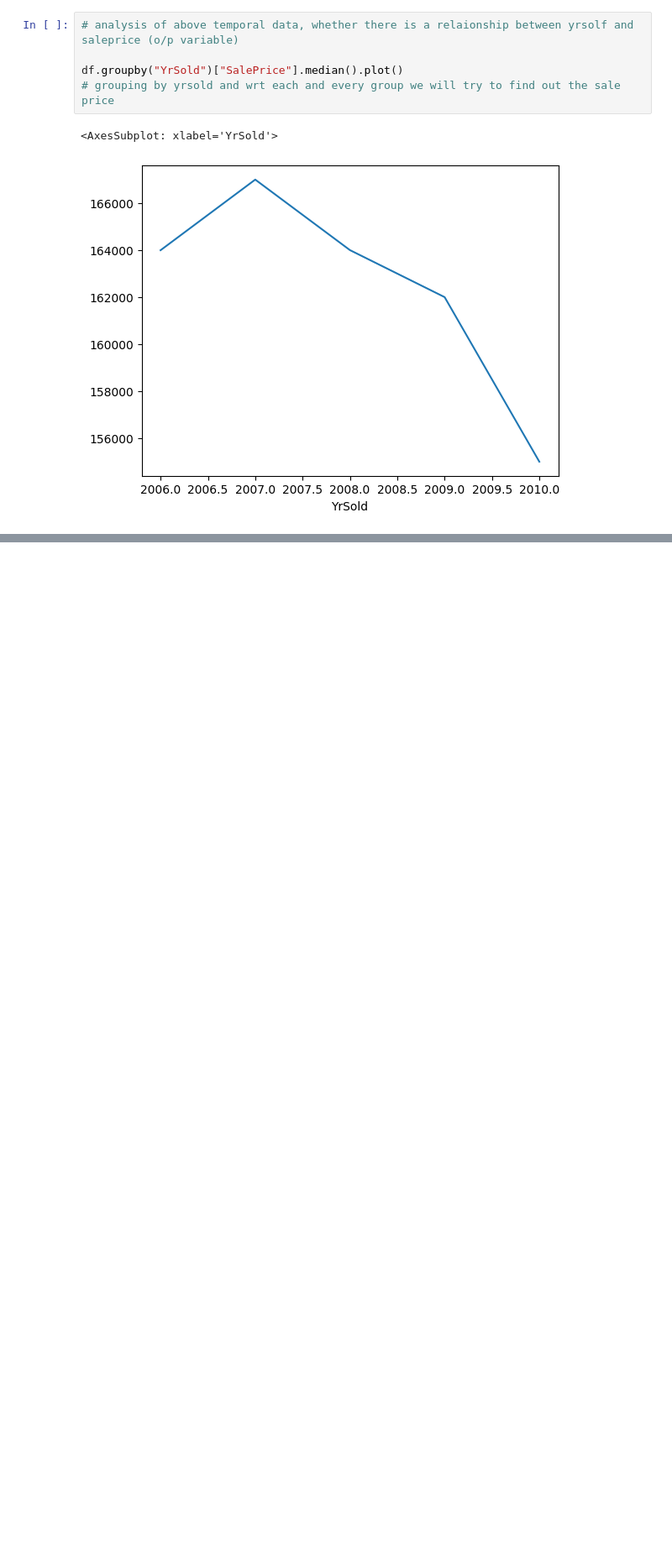
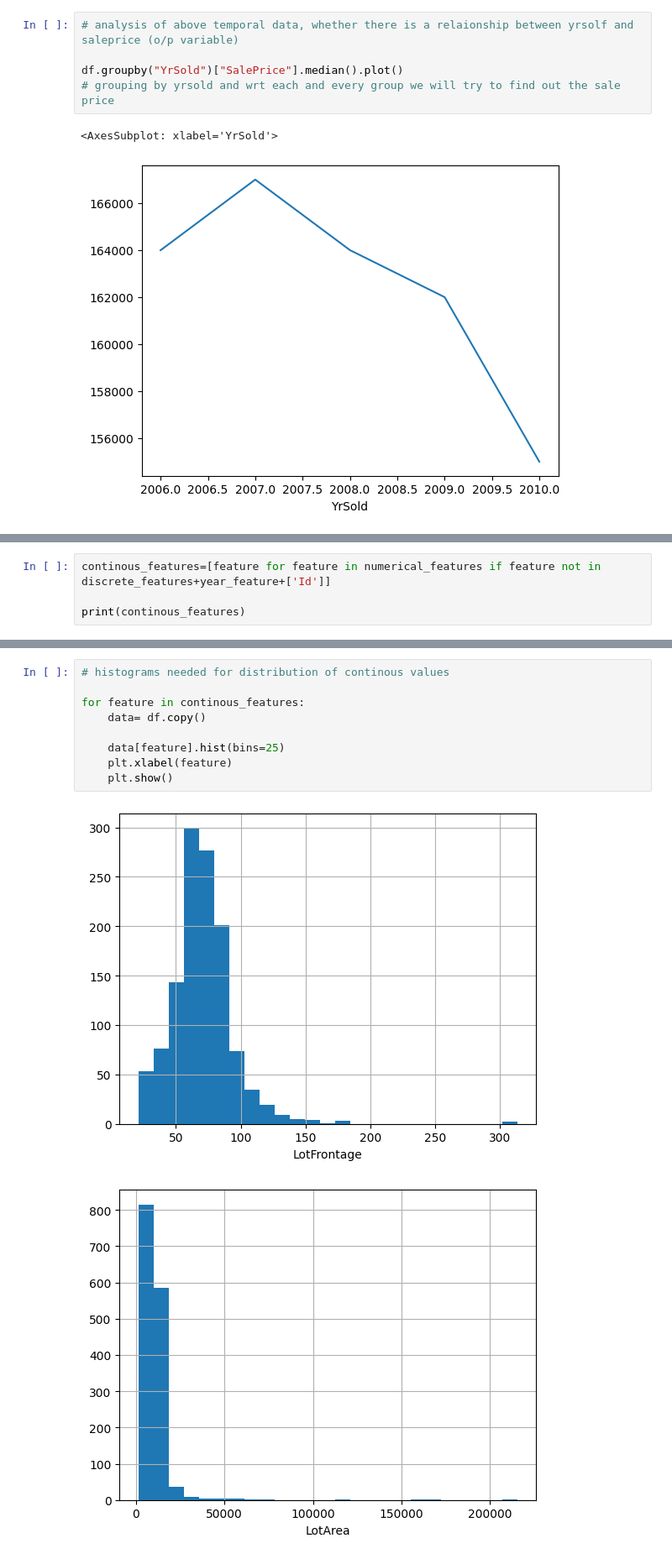
Before and after one commit to rioter1/eda, a Jupyter notebook: eda_housing_prices.ipynb, the cells around one changed output, grey strips where cells are left out. Shown at 84% size. Drawn from its saved outputs; the diff is of its cells as text; blank space fills up the shorter version.

```diff
--- a/eda_housing_prices.ipynb
+++ b/eda_housing_prices.ipynb
@@ -137,0 +172,4 @@ for feature in year_feature:
+# %%
+continous_features=[feature for feature in numerical_features if feature not in discrete_features+year_feature+['Id']]
+
+print(continous_features)
@@ -137,0 +178,12 @@ for feature in year_feature:
+# %%
+# histograms needed for distribution of continous values
+
+for feature in continous_features:
+    data= df.copy()
+
+    data[feature].hist(bins=25)
+    plt.xlabel(feature)
+    plt.show()
+# %% [output]
+[figure, added]
+[figure, added]
```
Also changed, not shown: parts of 5 cells of this notebook, 1 other file.
